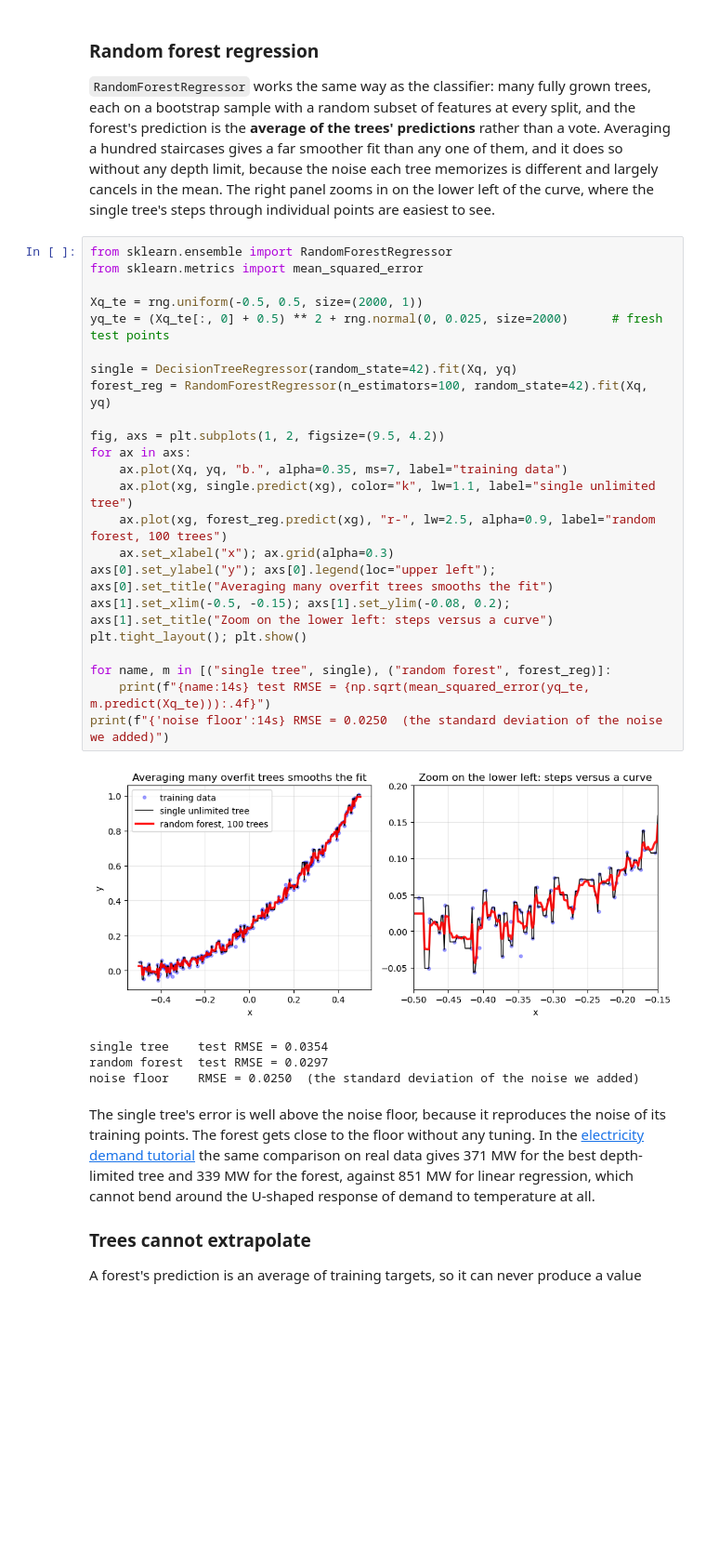
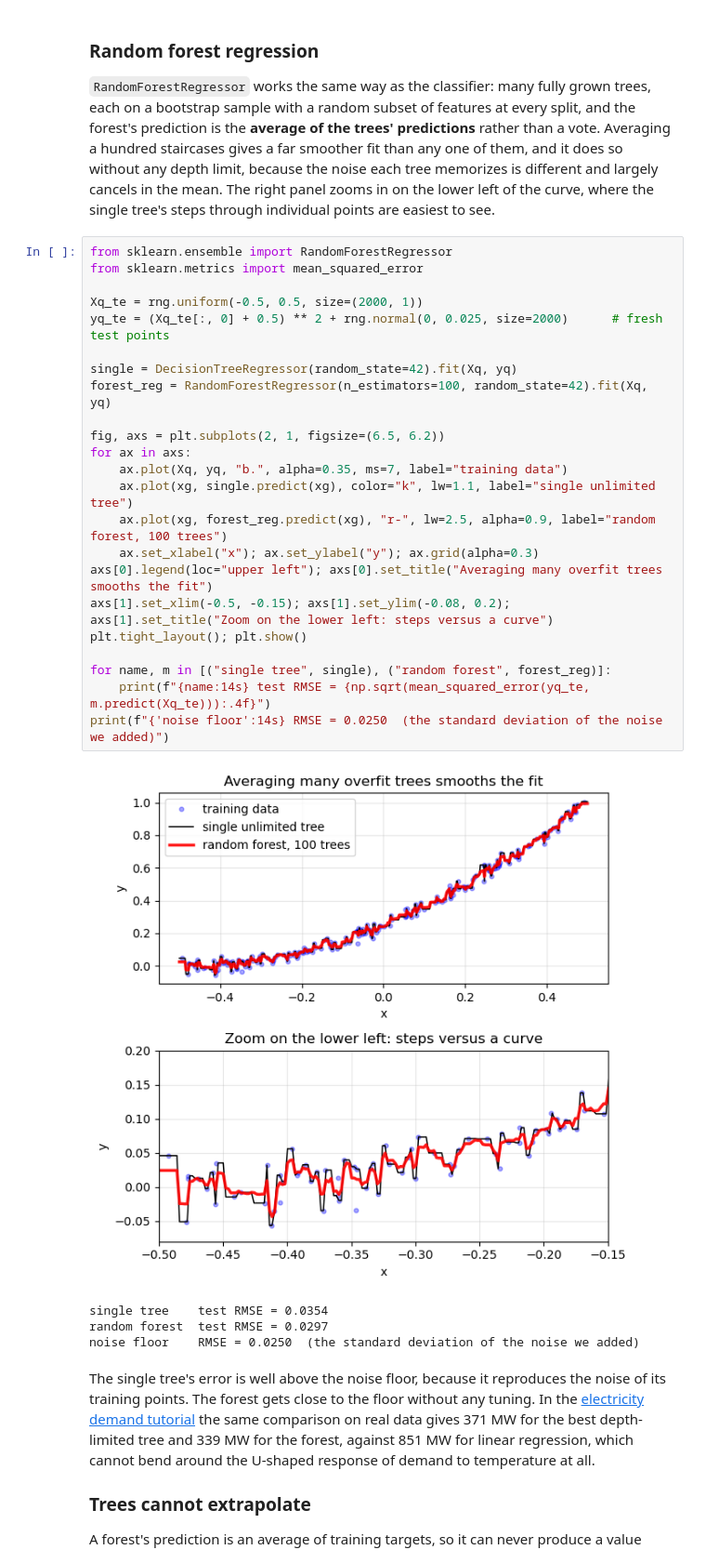
Before and after one commit to dmw2166/ML4Climate2026, a Jupyter notebook: lectures_ML/SupervisedML/treesforests.ipynb, the cells around one changed output. Shown at 93% size. Cells and saved outputs as stored; diff of their text form; blank space fills up the shorter version.

Commit message:
Week 5: stack the forest-versus-tree panels and add a zoom so the single tree is visible
Co-Authored-By: Claude Fable 5.1 <noreply@anthropic.com>

```diff
--- a/lectures_ML/SupervisedML/treesforests.ipynb
+++ b/lectures_ML/SupervisedML/treesforests.ipynb
@@ -238,28 +238,28 @@ the noise each tree memorizes is different and largely cancels in the mean. The
 # %%
 from sklearn.ensemble import RandomForestRegressor
 from sklearn.metrics import mean_squared_error
 
 Xq_te = rng.uniform(-0.5, 0.5, size=(2000, 1))
 yq_te = (Xq_te[:, 0] + 0.5) ** 2 + rng.normal(0, 0.025, size=2000)      # fresh test points
 
 single = DecisionTreeRegressor(random_state=42).fit(Xq, yq)
 forest_reg = RandomForestRegressor(n_estimators=100, random_state=42).fit(Xq, yq)
 
-fig, axs = plt.subplots(1, 2, figsize=(9.5, 4.2))
+fig, axs = plt.subplots(2, 1, figsize=(6.5, 6.2))
 for ax in axs:
     ax.plot(Xq, yq, "b.", alpha=0.35, ms=7, label="training data")
     ax.plot(xg, single.predict(xg), color="k", lw=1.1, label="single unlimited tree")
     ax.plot(xg, forest_reg.predict(xg), "r-", lw=2.5, alpha=0.9, label="random forest, 100 trees")
-    ax.set_xlabel("x"); ax.grid(alpha=0.3)
-axs[0].set_ylabel("y"); axs[0].legend(loc="upper left"); axs[0].set_title("Averaging many overfit trees smooths the fit")
+    ax.set_xlabel("x"); ax.set_ylabel("y"); ax.grid(alpha=0.3)
+axs[0].legend(loc="upper left"); axs[0].set_title("Averaging many overfit trees smooths the fit")
 axs[1].set_xlim(-0.5, -0.15); axs[1].set_ylim(-0.08, 0.2); axs[1].set_title("Zoom on the lower left: steps versus a curve")
 plt.tight_layout(); plt.show()
 
 for name, m in [("single tree", single), ("random forest", forest_reg)]:
     print(f"{name:14s} test RMSE = {np.sqrt(mean_squared_error(yq_te, m.predict(Xq_te))):.4f}")
 print(f"{'noise floor':14s} RMSE = 0.0250  (the standard deviation of the noise we added)")
 # %% [output]
-[figure, old version]
+[figure, new version]
 single tree    test RMSE = 0.0354
 random forest  test RMSE = 0.0297
 noise floor    RMSE = 0.0250  (the standard deviation of the noise we added)
```
Also changed, not shown: 1 other file.
